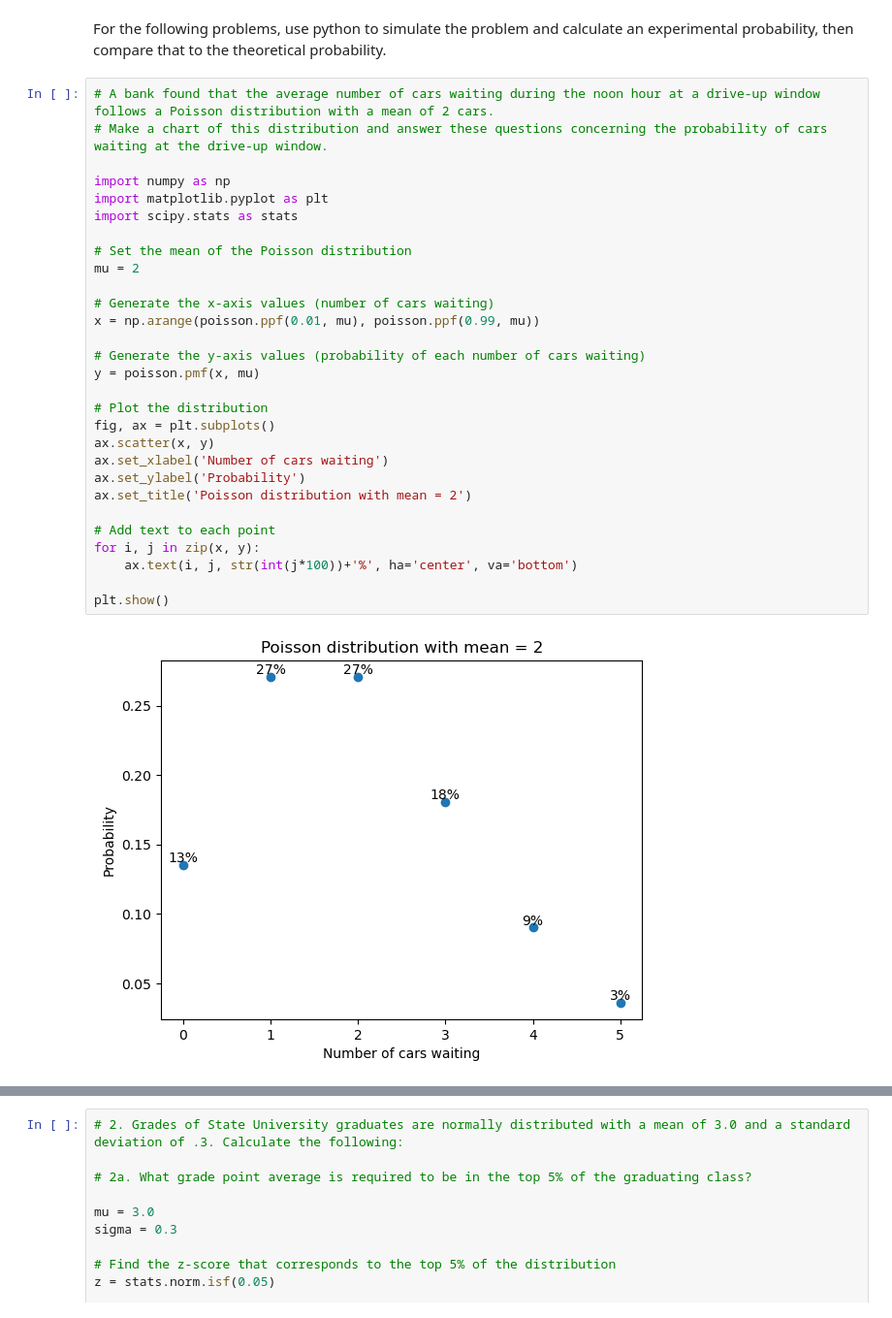
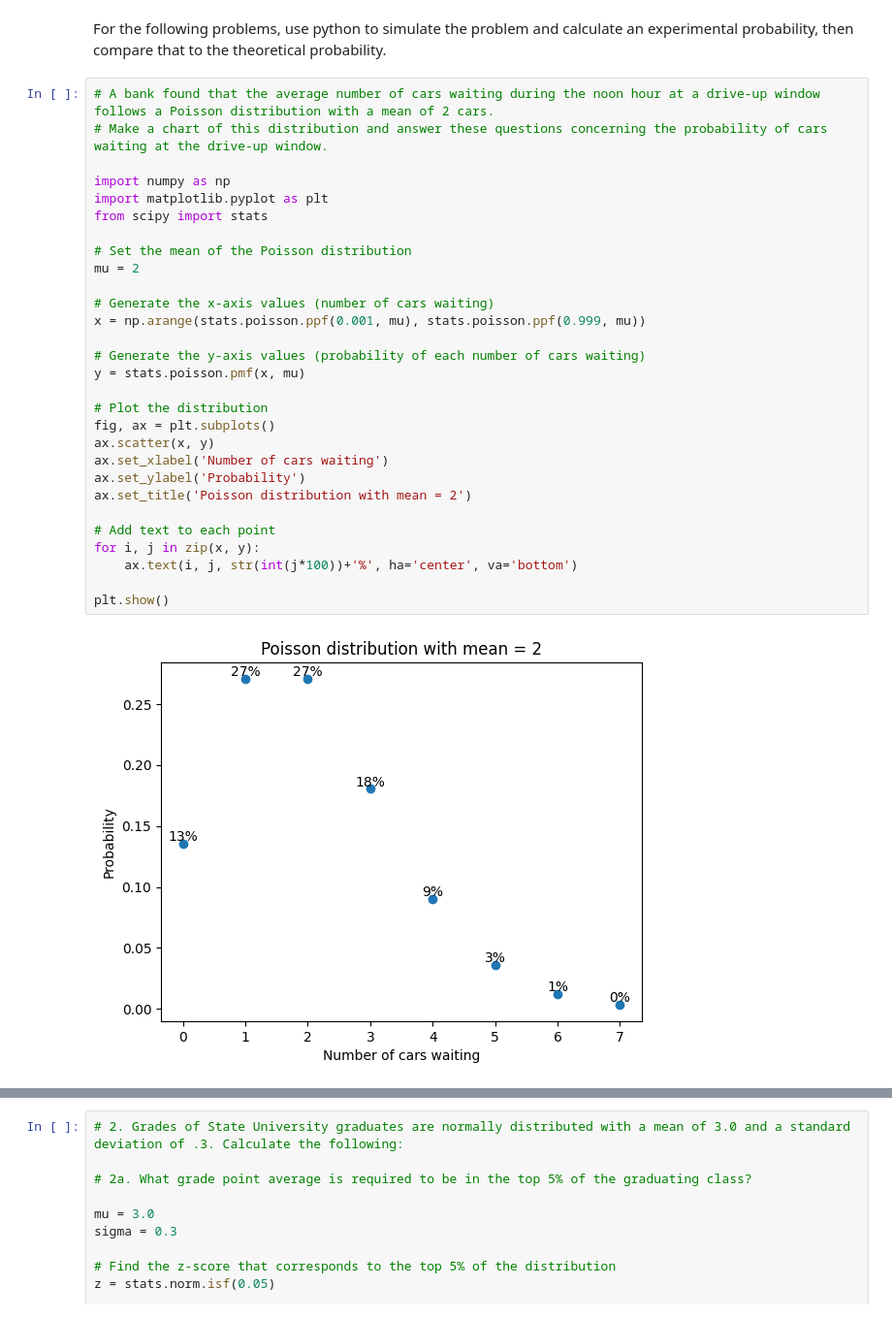
Before and after one commit to Zacharia-Schmitz/statistics-exercises, a Jupyter notebook: probability_distributions.ipynb, the cells around one changed output, grey strips where cells are left out. Shown: that part at 97% size. Saved outputs shown, nothing was run; the diff lists cells and outputs as text.

```diff
--- a/probability_distributions.ipynb
+++ b/probability_distributions.ipynb
@@ -5,34 +5,34 @@ For the following problems, use python to simulate the problem and calculate an
 # %%
 # A bank found that the average number of cars waiting during the noon hour at a drive-up window follows a Poisson distribution with a mean of 2 cars.
 # Make a chart of this distribution and answer these questions concerning the probability of cars waiting at the drive-up window.
 
 import numpy as np
 import matplotlib.pyplot as plt
-import scipy.stats as stats
+from scipy import stats
 
 # Set the mean of the Poisson distribution
 mu = 2
 
 # Generate the x-axis values (number of cars waiting)
-x = np.arange(poisson.ppf(0.01, mu), poisson.ppf(0.99, mu))
+x = np.arange(stats.poisson.ppf(0.001, mu), stats.poisson.ppf(0.999, mu))
 
 # Generate the y-axis values (probability of each number of cars waiting)
-y = poisson.pmf(x, mu)
+y = stats.poisson.pmf(x, mu)
 
 # Plot the distribution
 fig, ax = plt.subplots()
 ax.scatter(x, y)
 ax.set_xlabel('Number of cars waiting')
 ax.set_ylabel('Probability')
 ax.set_title('Poisson distribution with mean = 2')
 
 # Add text to each point
 for i, j in zip(x, y):
     ax.text(i, j, str(int(j*100))+'%', ha='center', va='bottom')
 
 plt.show()
 # %% [output]
-[figure, old version]
+[figure, new version]
 # %%
 # 1a. What is the probability that no cars drive up in the noon hour?
 
```
Also changed, not shown: parts of 47 cells of this notebook.
